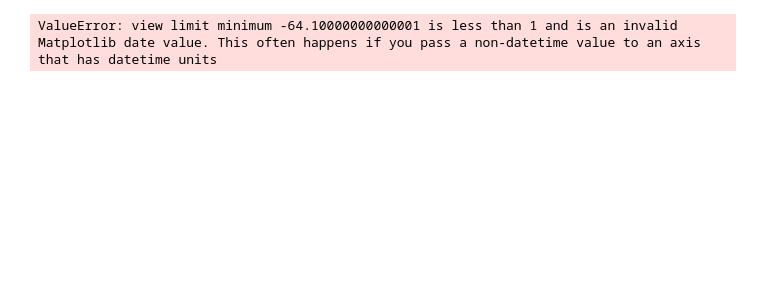
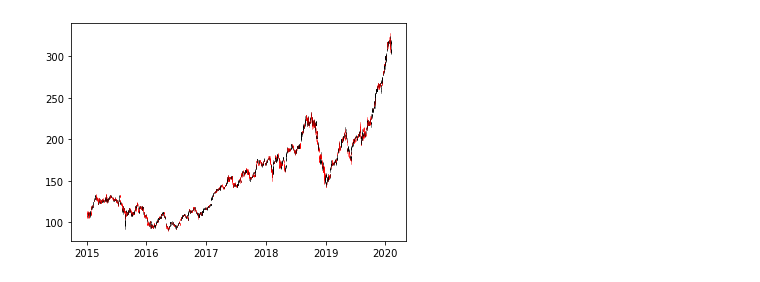
Before and after one commit to sunilkurahatti/python_practice, a Jupyter notebook: Untitled2.ipynb, the cells around one changed output. Drawn from its saved outputs; the diff is of its cells as text; code cells hidden in the pictures; blank space fills up the shorter version.

Commit message:
ohlc complete

```diff
--- a/Untitled2.ipynb
+++ b/Untitled2.ipynb
@@ -1,20 +1,20 @@
 # %%
 import pandas_datareader as web
 import pandas as pd
 import datetime as dt
-from mpl_finance import candlestick2_ohlc
+from mpl_finance import candlestick_ohlc
 import matplotlib.pyplot as plt
 import matplotlib.dates as mdates
 %matplotlib inline
 start = dt.datetime(2015, 1, 1)
 end = dt.datetime.now()
 data=web.DataReader("AAPL","yahoo",start, end)
 data=data[['Open','High','Low','Close']]
 data.reset_index(inplace=True)
 data['Date']=data['Date'].map(mdates.date2num)
 ax=plt.subplot()
 ax.xaxis_date()
-candlestick2_ohlc(ax, data['Open'],data['High'],data['Low'],data['Close'])
+candlestick_ohlc(ax, data.values)
 plt.show()
 # %% [output]
-ValueError: view limit minimum -64.10000000000001 is less than 1 and is an invalid Matplotlib date value. This often happens if you pass a non-datetime value to an axis that has datetime units
+[figure, added]
```
Also changed, not shown: parts of 1 cell of this notebook.
